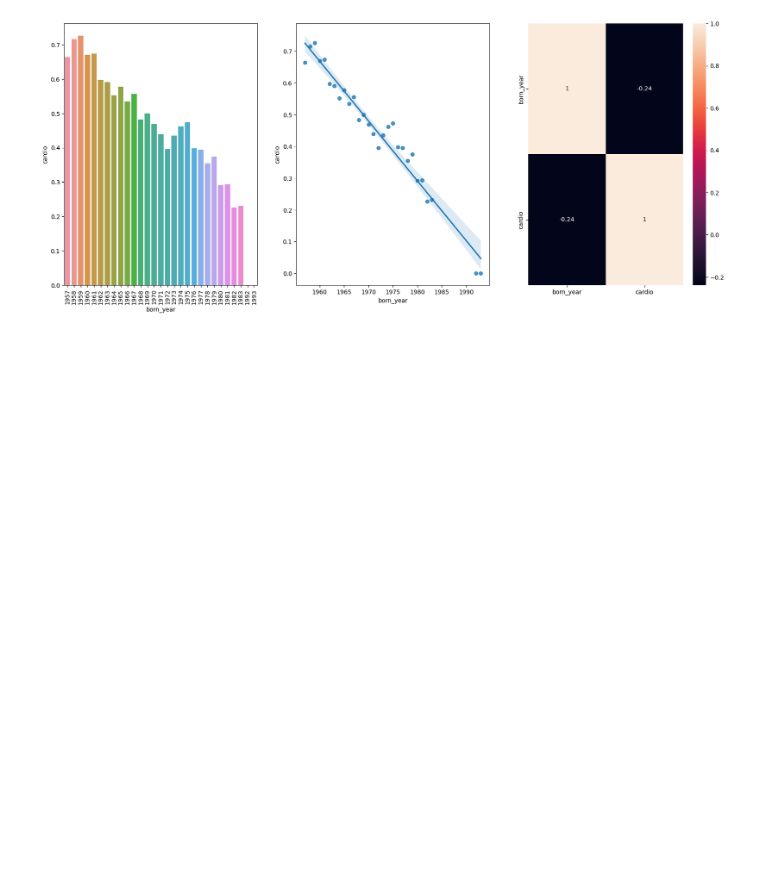
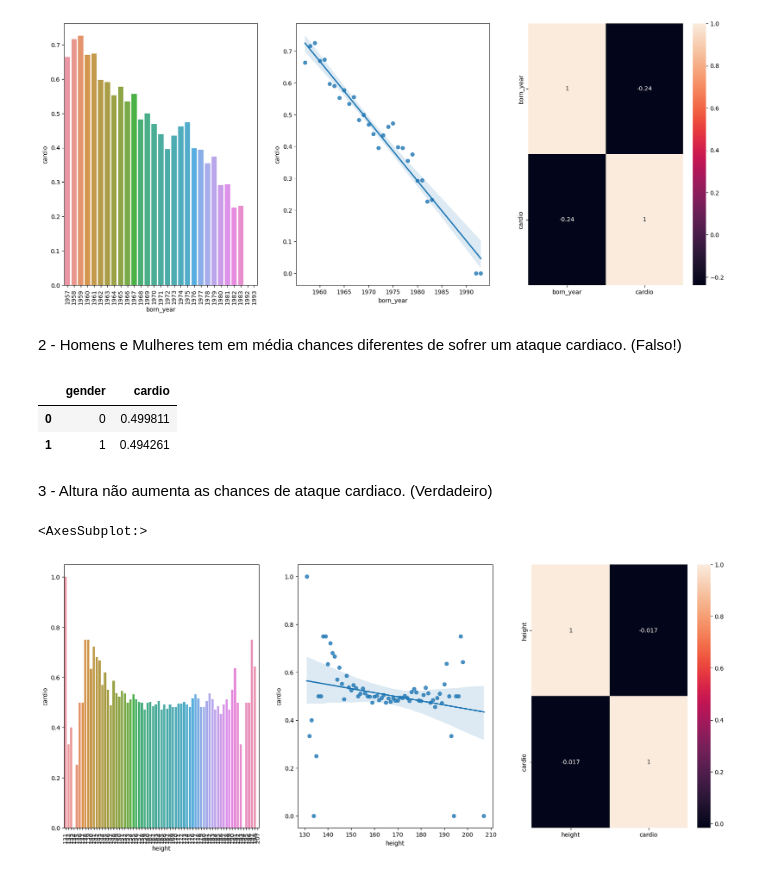
Before and after one commit to RoneyDev7/Cardio_Catch_Disease, a Jupyter notebook: 01-frn_cardio_catch_dieses.ipynb, the cells around one changed output. Drawn from its saved outputs; the diff is of its cells as text; code cells hidden in the pictures; blank space fills up the shorter version.

```diff
--- a/01-frn_cardio_catch_dieses.ipynb
+++ b/01-frn_cardio_catch_dieses.ipynb
@@ -160,3 +169,27 @@ sns.heatmap(df2[['born_year', 'cardio']].corr(method='pearson'), annot=True)
 # %% [output]
 <AxesSubplot:>
 [figure]
+# %% [markdown]
+2 - Homens e Mulheres tem em média chances diferentes de sofrer um ataque cardiaco. (Falso!)
+# %%
+df4[['gender', 'cardio']].groupby('gender').mean().reset_index()
+# %% [output]
+|  | gender | cardio |
+| 0 | 0 | 0.499811 |
+| 1 | 1 | 0.494261 |
+# %% [markdown]
+3 - Altura não aumenta as chances de ataque cardiaco. (Verdadeiro)
+# %%
+aux = df4[['height', 'cardio']].groupby('height').mean().reset_index()
+
+plt.figure(figsize=(20,8))
+plt.subplot(1,3,1)
+sns.barplot(x='height', y='cardio', data=aux)
+plt.xticks(rotation=90)
+plt.subplot(1,3,2)
+sns.regplot(x='height', y='cardio', data=aux)
+plt.subplot(1,3,3)
+sns.heatmap(df4[['height', 'cardio']].corr(method='pearson'), annot=True)
+# %% [output]
+<AxesSubplot:>
+[figure, added]
```
Also changed, not shown: parts of 14 cells of this notebook.
